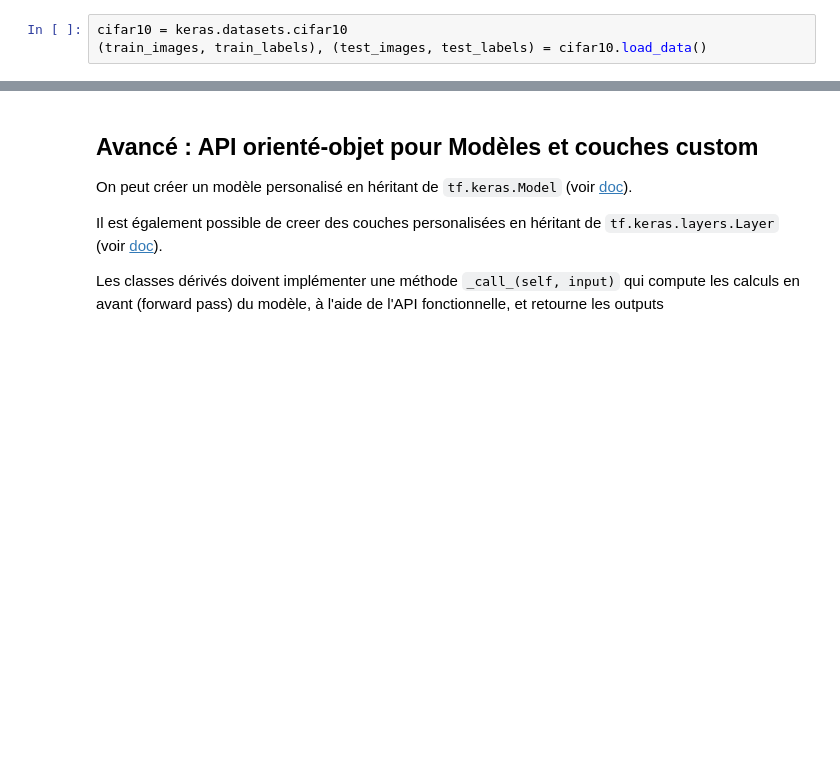
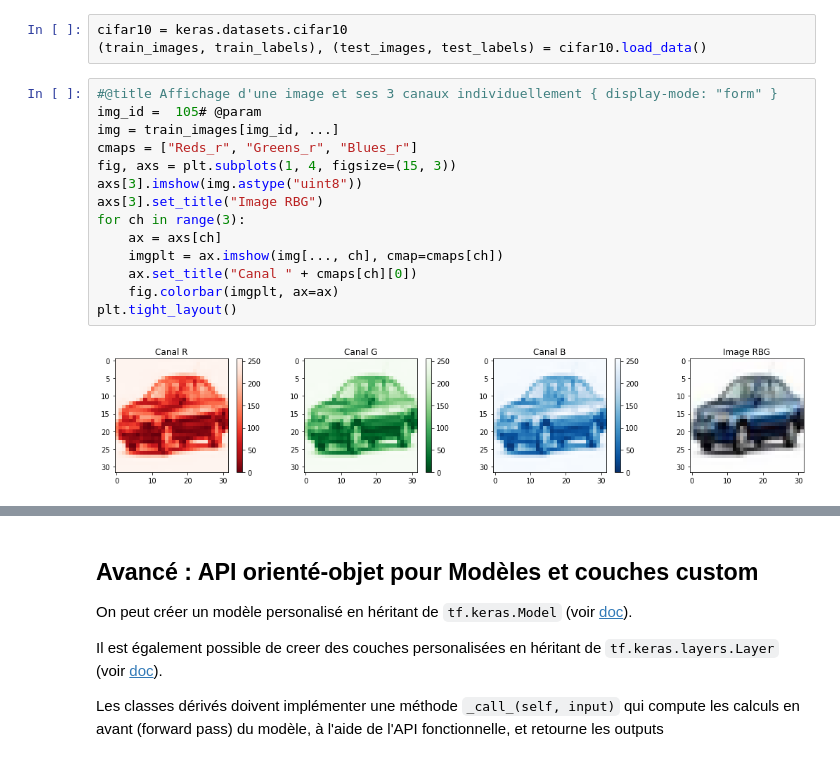
Before and after one commit to thalitadru/CoursNNDL, a Jupyter notebook: TFKerasFunctional.ipynb, the cells around one changed output, grey strips where cells are left out. Drawn from its saved outputs; the diff is of its cells as text; blank space fills up the shorter version.

```diff
--- a/TFKerasFunctional.ipynb
+++ b/TFKerasFunctional.ipynb
@@ -132,6 +185,22 @@ Entraînez ce modèle sur le dataset Cifar100
 # %%
 cifar10 = keras.datasets.cifar10
 (train_images, train_labels), (test_images, test_labels) = cifar10.load_data()
+# %%
+#@title Affichage d'une image et ses 3 canaux individuellement { display-mode: "form" }
+img_id =  105# @param
+img = train_images[img_id, ...]
+cmaps = ["Reds_r", "Greens_r", "Blues_r"]
+fig, axs = plt.subplots(1, 4, figsize=(15, 3))
+axs[3].imshow(img.astype("uint8"))
+axs[3].set_title("Image RBG")
+for ch in range(3):
+    ax = axs[ch]
+    imgplt = ax.imshow(img[..., ch], cmap=cmaps[ch])
+    ax.set_title("Canal " + cmaps[ch][0])
+    fig.colorbar(imgplt, ax=ax)
+plt.tight_layout()
+# %% [output]
+[figure, added]
 # %%
 # compilez le modèle avec les parametres
 loss = losses.SparseCategoricalCrossentropy(from_logits=True)
```
Also changed, not shown: parts of 25 cells of this notebook.
